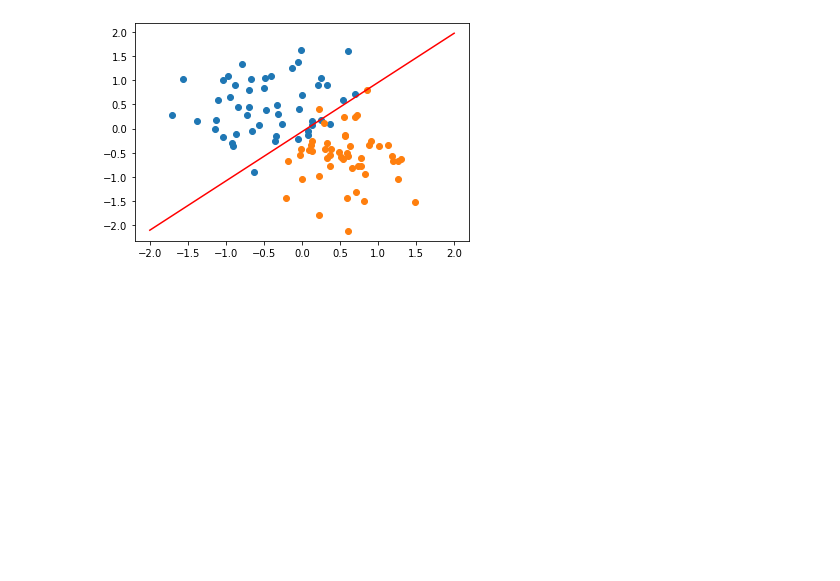
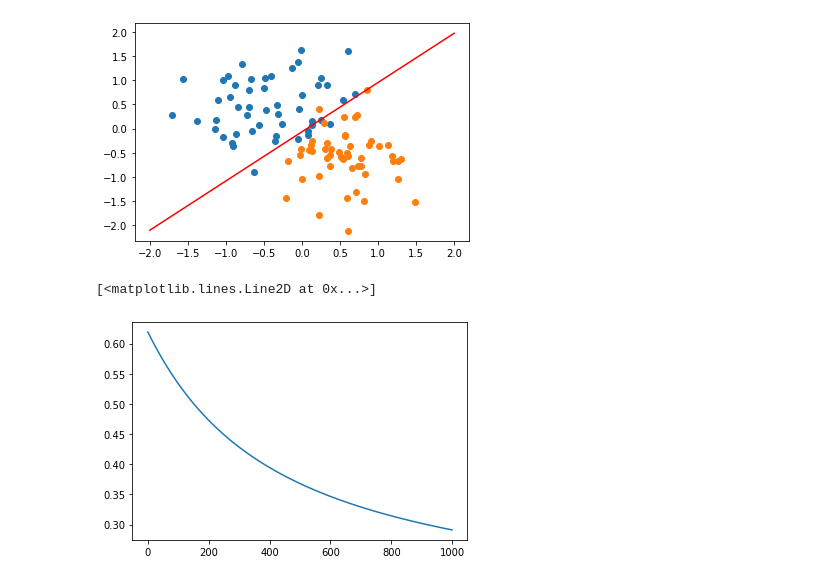
Before and after one commit to aryan-at-ul/pytorch_tutorials, a Jupyter notebook: perceptron.ipynb, the cells around one changed output. Saved outputs shown, nothing was run; the diff lists cells and outputs as text; code cells hidden in the pictures; blank space fills up the shorter version.

```diff
--- a/perceptron.ipynb
+++ b/perceptron.ipynb
@@ -85,3 +85,8 @@ for i in range(epochs):
 plot_fit()
 # %% [output]
 [figure]
+# %%
+plt.plot(range(1000),losses[0:1000])
+# %% [output]
+[<matplotlib.lines.Line2D at 0x...>]
+[figure, added]
```
